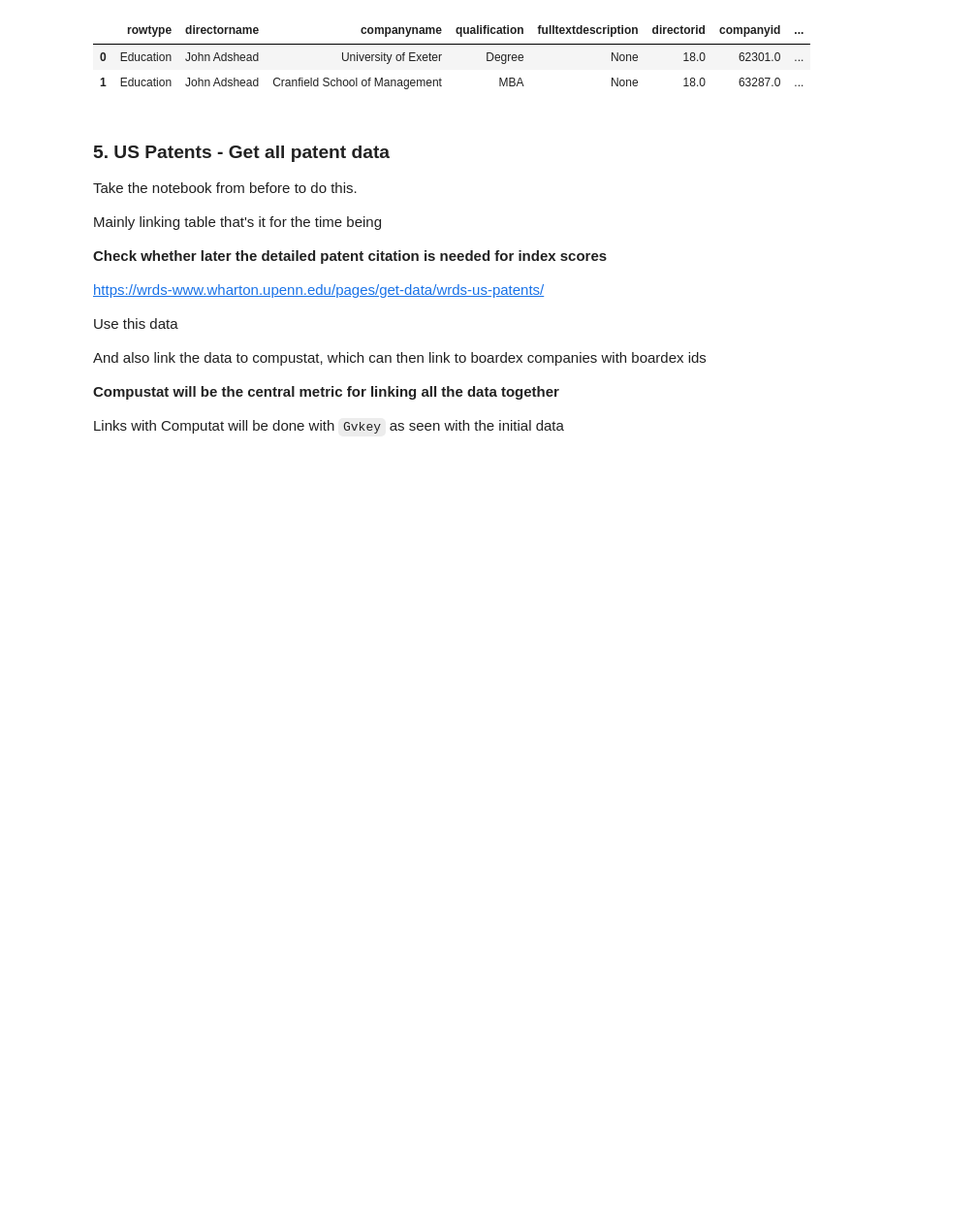
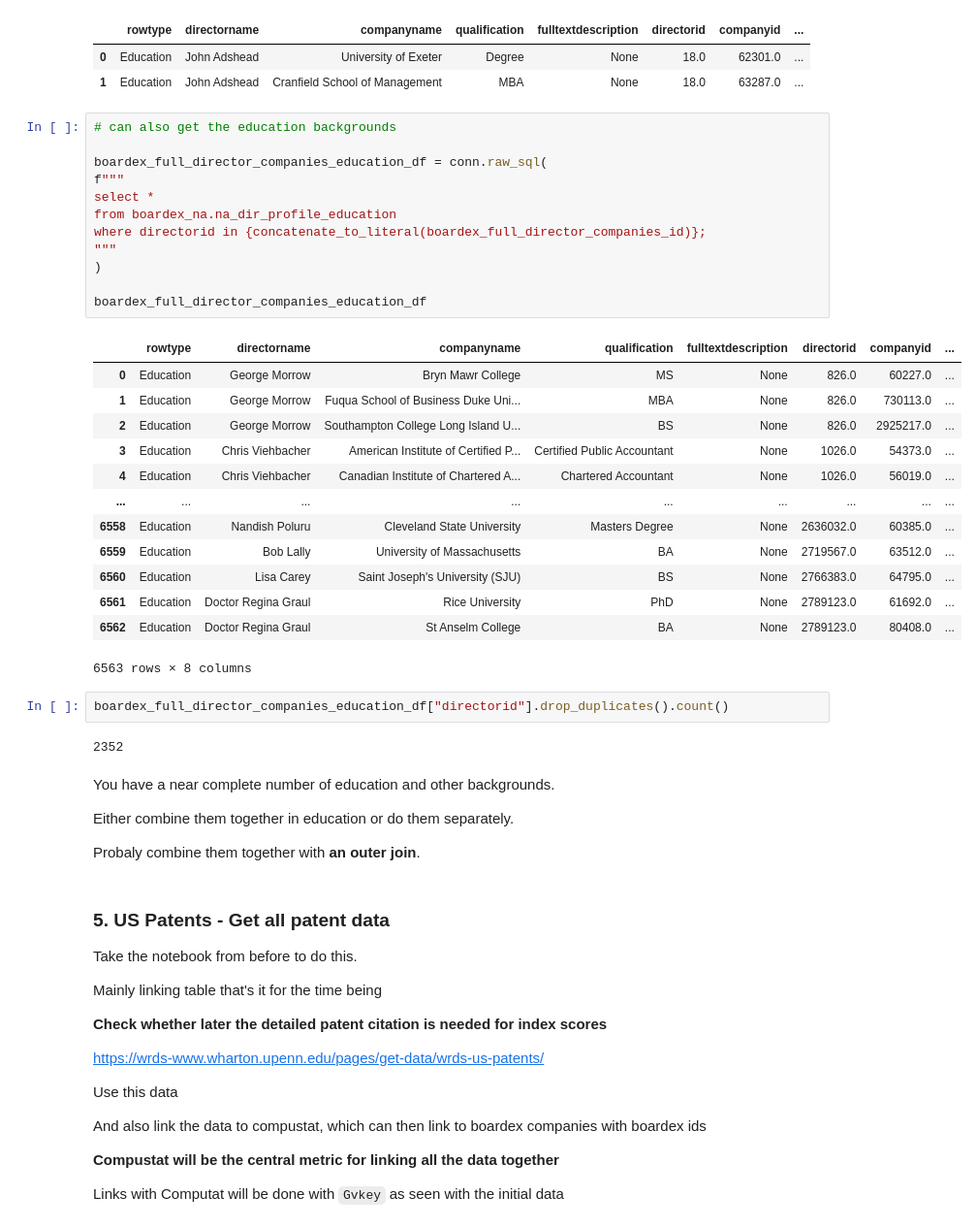
Before and after one commit to PeterHuGC/Imperial_Dissertation_Research, a Jupyter notebook: 6.Dissertation_Full_EDA/2.Full_Data_Query_Approach.ipynb, the cells around one changed output. Shown at 97% size. Saved outputs shown, nothing was run; the diff lists cells and outputs as text; blank space fills up the shorter version.

```diff
--- a/6.Dissertation_Full_EDA/2.Full_Data_Query_Approach.ipynb
+++ b/6.Dissertation_Full_EDA/2.Full_Data_Query_Approach.ipynb
@@ -431,6 +530,42 @@ conn.get_table(library='boardex_na', table='na_dir_profile_education', obs=2)
 |  | rowtype | directorname | companyname | qualification | fulltextdescription | directorid | companyid | ... |
 | 0 | Education | John Adshead | University of Exeter | Degree | None | 18.0 | 62301.0 | ... |
 | 1 | Education | John Adshead | Cranfield School of Management | MBA | None | 18.0 | 63287.0 | ... |
+# %%
+# can also get the education backgrounds
+
+boardex_full_director_companies_education_df = conn.raw_sql(
+f"""
+select *
+from boardex_na.na_dir_profile_education
+where directorid in {concatenate_to_literal(boardex_full_director_companies_id)};
+"""
+)
+
+boardex_full_director_companies_education_df
+# %% [output]
+|  | rowtype | directorname | companyname | qualification | fulltextdescription | directorid | companyid | ... |
+| 0 | Education | George Morrow | Bryn Mawr College | MS | None | 826.0 | 60227.0 | ... |
+| 1 | Education | George Morrow | Fuqua School of Business Duke Uni... | MBA | None | 826.0 | 730113.0 | ... |
+| 2 | Education | George Morrow | Southampton College Long Island U... | BS | None | 826.0 | 2925217.0 | ... |
+| 3 | Education | Chris Viehbacher | American Institute of Certified P... | Certified Public Accountant | None | 1026.0 | 54373.0 | ... |
+| 4 | Education | Chris Viehbacher | Canadian Institute of Chartered A... | Chartered Accountant | None | 1026.0 | 56019.0 | ... |
+| ... | ... | ... | ... | ... | ... | ... | ... | ... |
+| 6558 | Education | Nandish Poluru | Cleveland State University | Masters Degree | None | 2636032.0 | 60385.0 | ... |
+| 6559 | Education | Bob Lally | University of Massachusetts | BA | None | 2719567.0 | 63512.0 | ... |
+| 6560 | Education | Lisa Carey | Saint Joseph's University (SJU) | BS | None | 2766383.0 | 64795.0 | ... |
+| 6561 | Education | Doctor Regina Graul | Rice University | PhD | None | 2789123.0 | 61692.0 | ... |
+| 6562 | Education | Doctor Regina Graul | St Anselm College | BA | None | 2789123.0 | 80408.0 | ... |
+6563 rows × 8 columns
+# %%
+boardex_full_director_companies_education_df["directorid"].drop_duplicates().count()
+# %% [output]
+2352
+# %% [markdown]
+You have a near complete number of education and other backgrounds.
+
+Either combine them together in education or do them separately.
+
+Probaly combine them together with **an outer join**.
 # %% [markdown]
 ### 5. US Patents - Get all patent data
 
```
Also changed, not shown: parts of 14 cells of this notebook, 2 other files.
